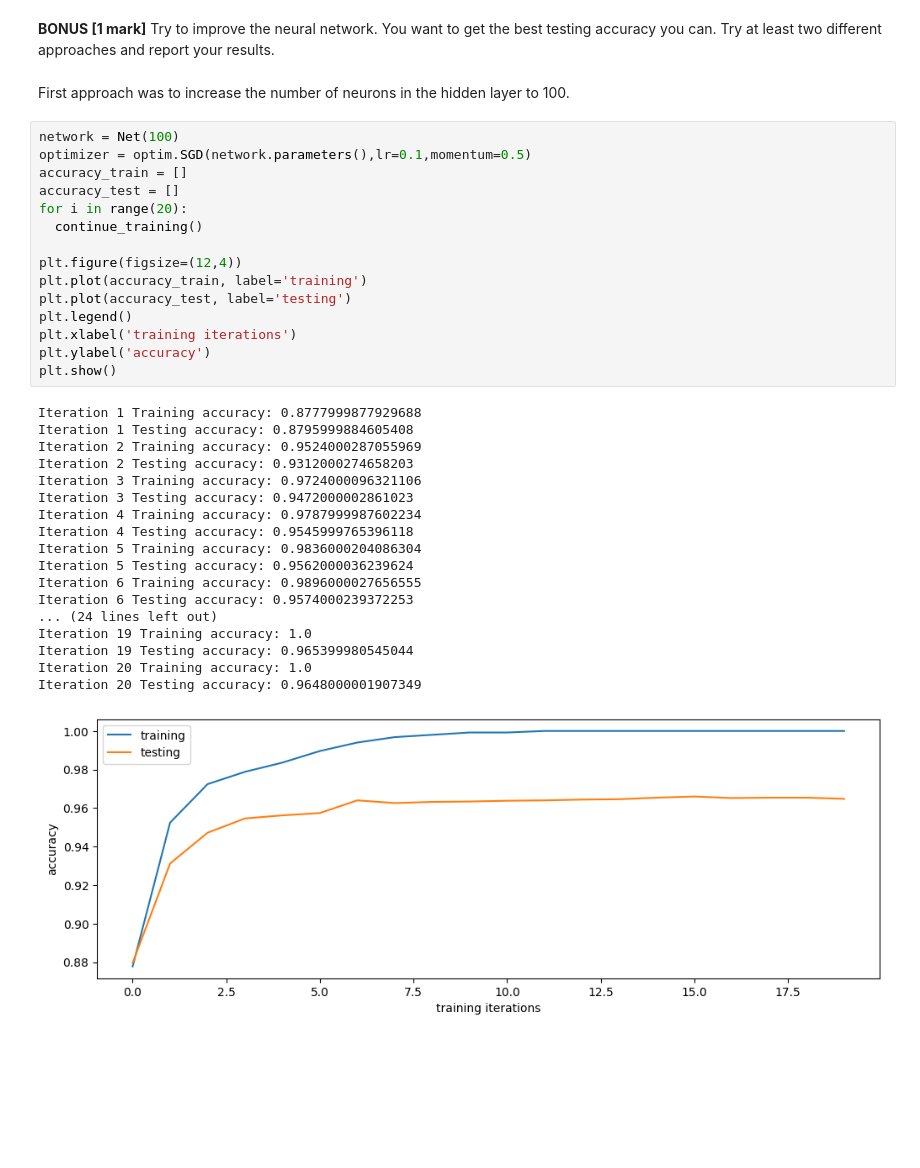
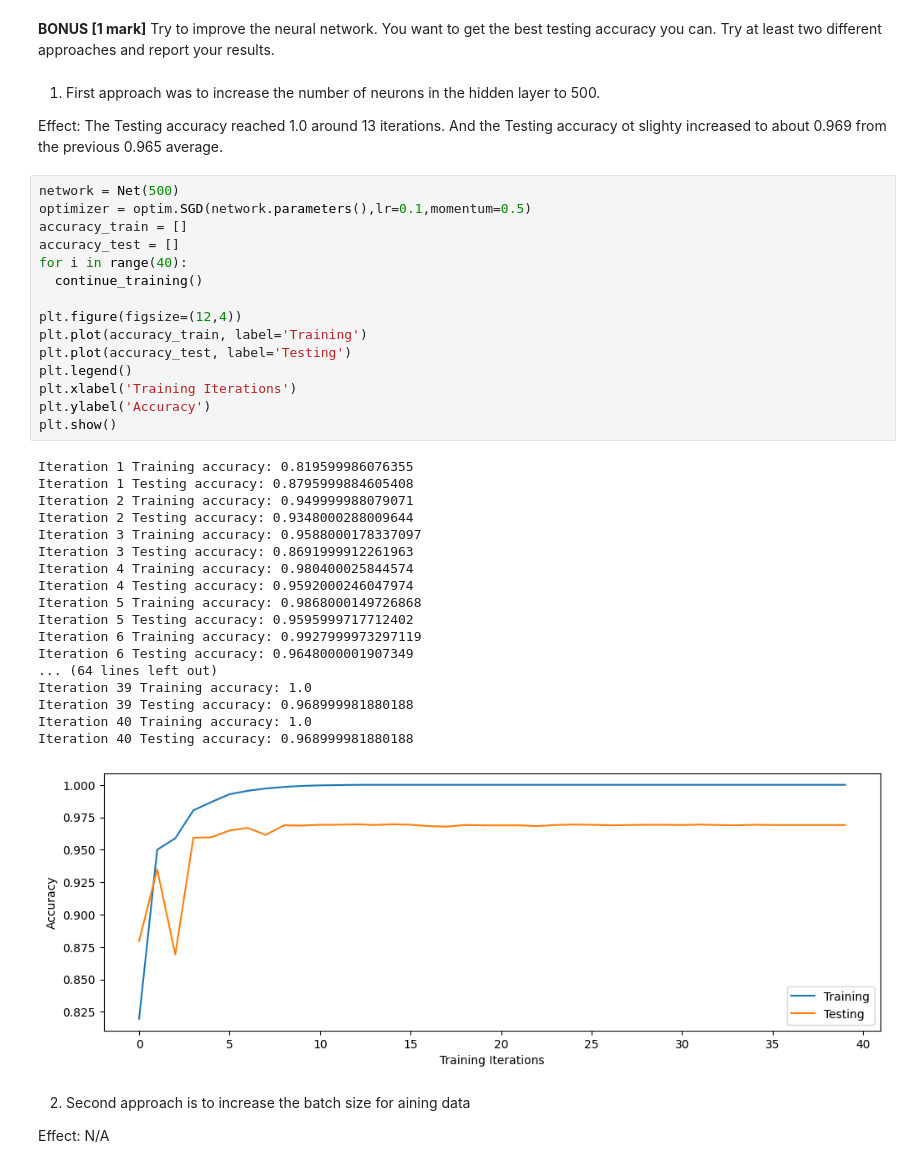
Before and after one commit to mr-nudo/neuronModels1, a Jupyter notebook: syde552_file_(2).ipynb, the cells around one changed output. Cells and saved outputs as stored; diff of their text form; blank space fills up the shorter version.

```diff
--- a/syde552_file_(2).ipynb
+++ b/syde552_file_(2).ipynb
@@ -764,40 +807,46 @@ plt.show()
 # %% [markdown]
 **BONUS [1 mark]** Try to improve the neural network.  You want to get the best testing accuracy you can.  Try at least two different approaches and report your results.
-# %% [markdown]
-First approach was to increase the number of neurons in the hidden layer to 100.
+# %% [markdown]
+1. First approach was to increase the number of neurons in the hidden layer to 500.
+
+Effect: The Testing accuracy reached 1.0 around 13 iterations. And the Testing accuracy ot slighty increased to about 0.969 from the previous 0.965 average.
 # %%
-network = Net(100)
+network = Net(500)
 optimizer = optim.SGD(network.parameters(),lr=0.1,momentum=0.5)
 accuracy_train = []
 accuracy_test = []
-for i in range(20):
+for i in range(40):
   continue_training()
 
 plt.figure(figsize=(12,4))
-plt.plot(accuracy_train, label='training')
-plt.plot(accuracy_test, label='testing')
+plt.plot(accuracy_train, label='Training')
+plt.plot(accuracy_test, label='Testing')
 plt.legend()
-plt.xlabel('training iterations')
-plt.ylabel('accuracy')
+plt.xlabel('Training Iterations')
+plt.ylabel('Accuracy')
 plt.show()
 # %% [output]
-Iteration 1 Training accuracy: 0.8777999877929688
+Iteration 1 Training accuracy: 0.819599986076355
 Iteration 1 Testing accuracy: 0.8795999884605408
-Iteration 2 Training accuracy: 0.9524000287055969
-Iteration 2 Testing accuracy: 0.9312000274658203
-Iteration 3 Training accuracy: 0.9724000096321106
-Iteration 3 Testing accuracy: 0.9472000002861023
-Iteration 4 Training accuracy: 0.9787999987602234
-Iteration 4 Testing accuracy: 0.9545999765396118
-Iteration 5 Training accuracy: 0.9836000204086304
-Iteration 5 Testing accuracy: 0.9562000036239624
-Iteration 6 Training accuracy: 0.9896000027656555
-Iteration 6 Testing accuracy: 0.9574000239372253
-... (24 lines left out)
-Iteration 19 Training accuracy: 1.0
-Iteration 19 Testing accuracy: 0.965399980545044
-Iteration 20 Training accuracy: 1.0
-Iteration 20 Testing accuracy: 0.9648000001907349
+Iteration 2 Training accuracy: 0.949999988079071
+Iteration 2 Testing accuracy: 0.9348000288009644
+Iteration 3 Training accuracy: 0.9588000178337097
+Iteration 3 Testing accuracy: 0.8691999912261963
+Iteration 4 Training accuracy: 0.980400025844574
+Iteration 4 Testing accuracy: 0.9592000246047974
+Iteration 5 Training accuracy: 0.9868000149726868
+Iteration 5 Testing accuracy: 0.9595999717712402
+Iteration 6 Training accuracy: 0.9927999973297119
+Iteration 6 Testing accuracy: 0.9648000001907349
+... (64 lines left out)
+Iteration 39 Training accuracy: 1.0
+Iteration 39 Testing accuracy: 0.968999981880188
+Iteration 40 Training accuracy: 1.0
+Iteration 40 Testing accuracy: 0.968999981880188
-[figure, old version]
+[figure, new version]
+# %% [markdown]
+2. Second approach is to increase the batch size for aining data
+
+Effect: N/A
 # %%
 train_loader = torch.utils.data.DataLoader(torch.utils.data.Subset(mnist, np.arange(5000)),
```
Also changed, not shown: parts of 20 cells of this notebook.
